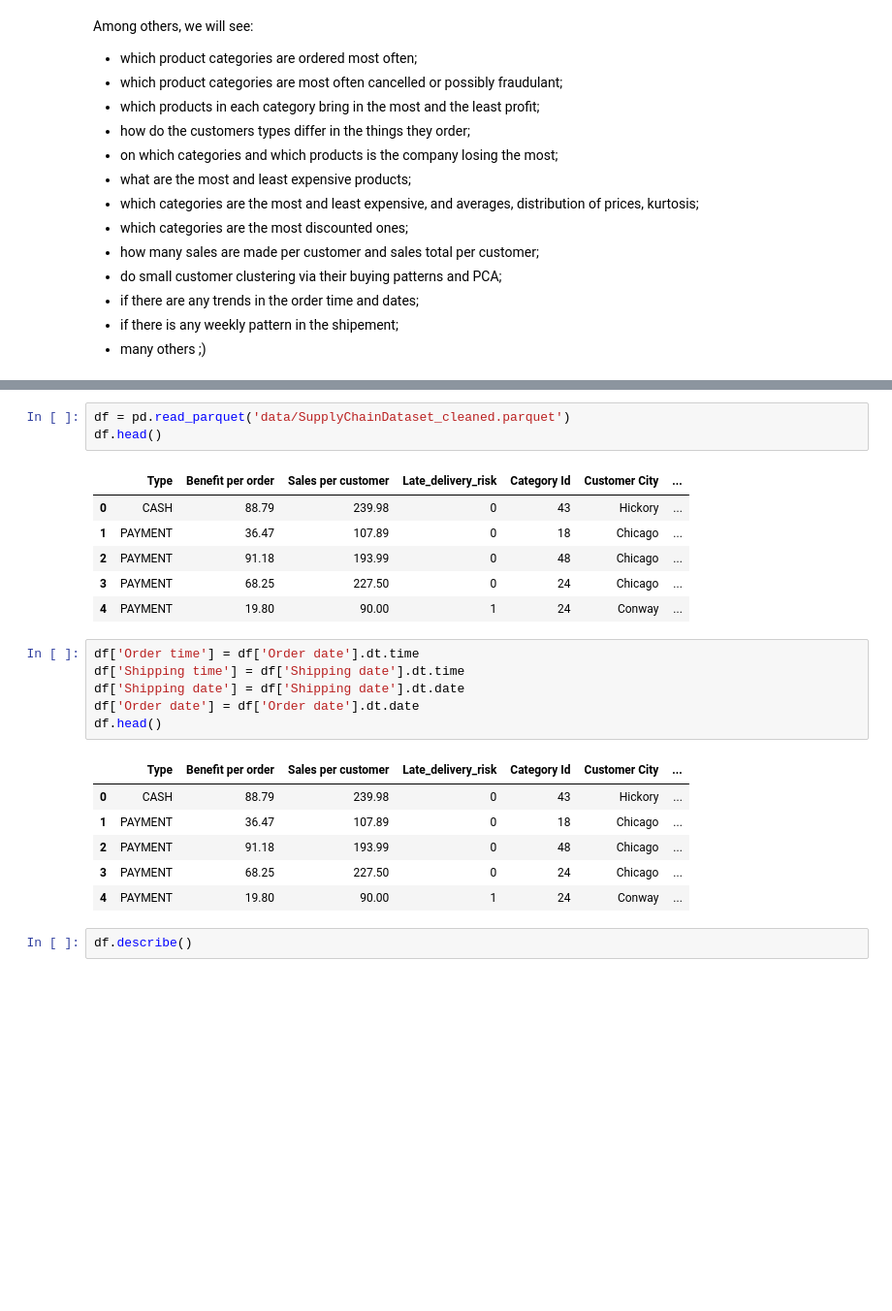
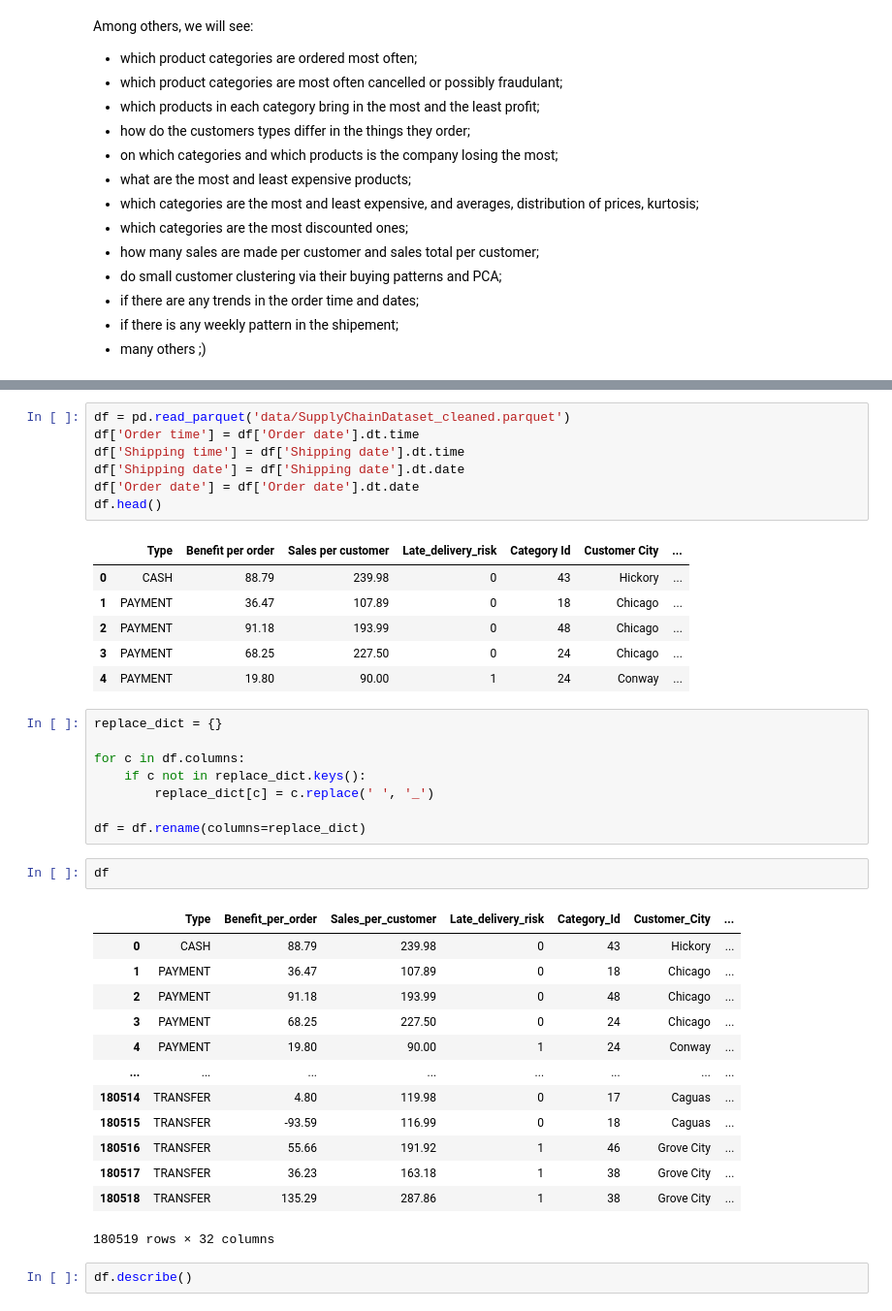
Before and after one commit to miladziekanowska/supply-chain-analysis, a Jupyter notebook: SupplyChain_EDA.ipynb, the cells around one changed output, grey strips where cells are left out. Shown at 97% size. Saved outputs shown, nothing was run; the diff lists cells and outputs as text; blank space fills up the shorter version.

```diff
--- a/SupplyChain_EDA.ipynb
+++ b/SupplyChain_EDA.ipynb
@@ -39,6 +40,10 @@ department_name = dictionaries[1]
 category_name = dictionaries[2]
 # %%
 df = pd.read_parquet('data/SupplyChainDataset_cleaned.parquet')
+df['Order time'] = df['Order date'].dt.time
+df['Shipping time'] = df['Shipping date'].dt.time
+df['Shipping date'] = df['Shipping date'].dt.date
+df['Order date'] = df['Order date'].dt.date
 df.head()
 # %% [output]
 |  | Type | Benefit per order | Sales per customer | Late_delivery_risk | Category Id | Customer City | ... |
@@ -47,19 +52,30 @@ df.head()
 | 2 | PAYMENT | 91.18 | 193.99 | 0 | 48 | Chicago | ... |
 | 3 | PAYMENT | 68.25 | 227.50 | 0 | 24 | Chicago | ... |
 | 4 | PAYMENT | 19.80 | 90.00 | 1 | 24 | Conway | ... |
-# %%
-df['Order time'] = df['Order date'].dt.time
-df['Shipping time'] = df['Shipping date'].dt.time
-df['Shipping date'] = df['Shipping date'].dt.date
-df['Order date'] = df['Order date'].dt.date
-df.head()
-# %% [output]
-|  | Type | Benefit per order | Sales per customer | Late_delivery_risk | Category Id | Customer City | ... |
-| 0 | CASH | 88.79 | 239.98 | 0 | 43 | Hickory | ... |
-| 1 | PAYMENT | 36.47 | 107.89 | 0 | 18 | Chicago | ... |
-| 2 | PAYMENT | 91.18 | 193.99 | 0 | 48 | Chicago | ... |
-| 3 | PAYMENT | 68.25 | 227.50 | 0 | 24 | Chicago | ... |
-| 4 | PAYMENT | 19.80 | 90.00 | 1 | 24 | Conway | ... |
+# %%
+replace_dict = {}
+
+for c in df.columns:
+    if c not in replace_dict.keys():
+        replace_dict[c] = c.replace(' ', '_')
+
+df = df.rename(columns=replace_dict)
+# %%
+df
+# %% [output]
+|  | Type | Benefit_per_order | Sales_per_customer | Late_delivery_risk | Category_Id | Customer_City | ... |
+| 0 | CASH | 88.79 | 239.98 | 0 | 43 | Hickory | ... |
+| 1 | PAYMENT | 36.47 | 107.89 | 0 | 18 | Chicago | ... |
+| 2 | PAYMENT | 91.18 | 193.99 | 0 | 48 | Chicago | ... |
+| 3 | PAYMENT | 68.25 | 227.50 | 0 | 24 | Chicago | ... |
+| 4 | PAYMENT | 19.80 | 90.00 | 1 | 24 | Conway | ... |
+| ... | ... | ... | ... | ... | ... | ... | ... |
+| 180514 | TRANSFER | 4.80 | 119.98 | 0 | 17 | Caguas | ... |
+| 180515 | TRANSFER | -93.59 | 116.99 | 0 | 18 | Caguas | ... |
+| 180516 | TRANSFER | 55.66 | 191.92 | 1 | 46 | Grove City | ... |
+| 180517 | TRANSFER | 36.23 | 163.18 | 1 | 38 | Grove City | ... |
+| 180518 | TRANSFER | 135.29 | 287.86 | 1 | 38 | Grove City | ... |
+180519 rows × 32 columns
 # %%
 df.describe()
 # %% [output]
```
Also changed, not shown: parts of 11 cells of this notebook, 4 other files.
